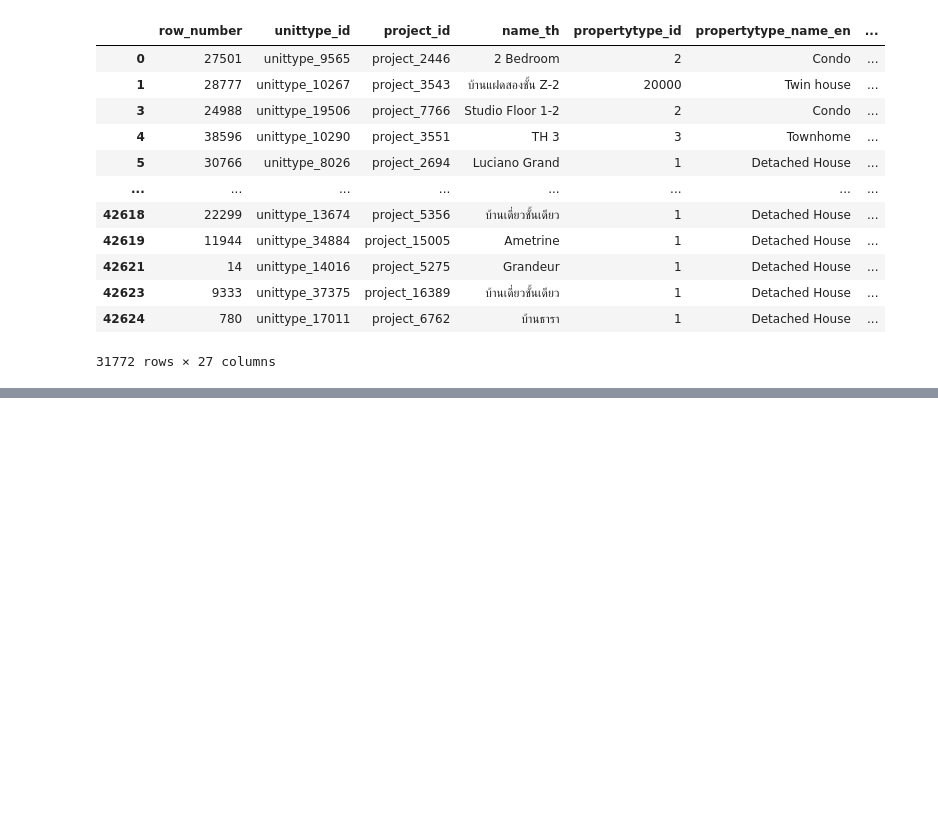
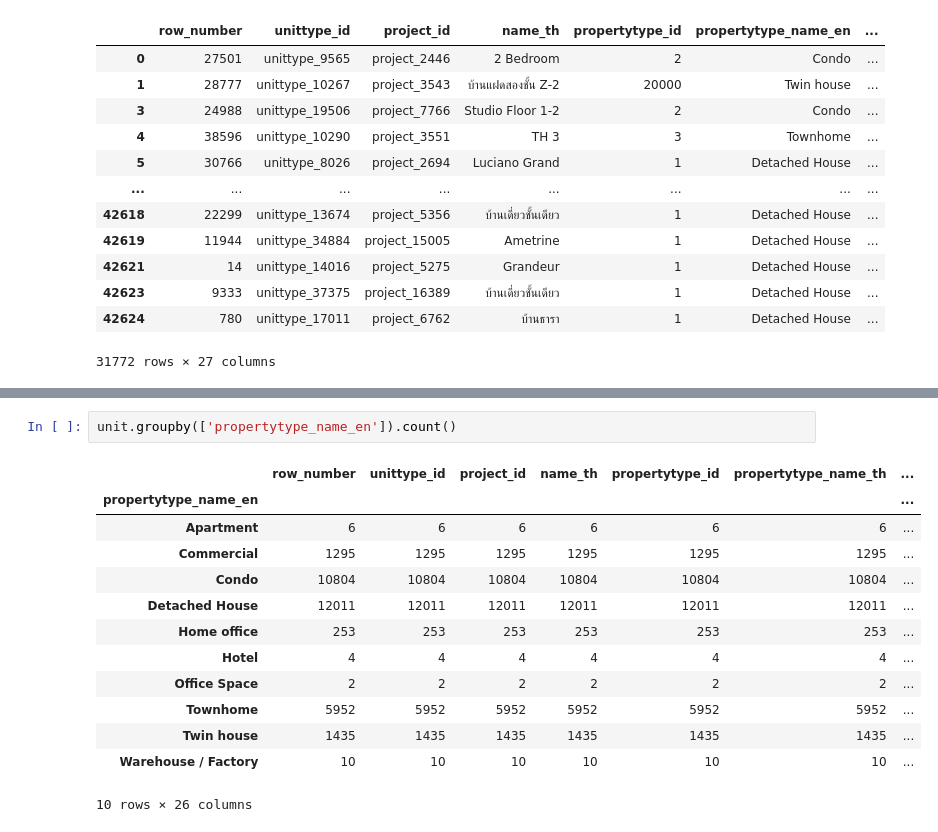
Before and after one commit to supatsara2002/BasicProg_DataViz65, a Jupyter notebook: pandas101.ipynb, the cells around one changed output, grey strips where cells are left out. Drawn from its saved outputs; the diff is of its cells as text; blank space fills up the shorter version.

```diff
--- a/pandas101.ipynb
+++ b/pandas101.ipynb
@@ -303,0 +410,16 @@ unit.fillna(value={'count_room_utility':0,'area_total_min_wa':unit['area_total_m
+# %%
+unit.groupby(['propertytype_name_en']).count()
+# %% [output]
+|  | row_number | unittype_id | project_id | name_th | propertytype_id | propertytype_name_th | ... |
+| propertytype_name_en |  |  |  |  |  |  | ... |
+| Apartment | 6 | 6 | 6 | 6 | 6 | 6 | ... |
+| Commercial | 1295 | 1295 | 1295 | 1295 | 1295 | 1295 | ... |
+| Condo | 10804 | 10804 | 10804 | 10804 | 10804 | 10804 | ... |
+| Detached House | 12011 | 12011 | 12011 | 12011 | 12011 | 12011 | ... |
+| Home office | 253 | 253 | 253 | 253 | 253 | 253 | ... |
+| Hotel | 4 | 4 | 4 | 4 | 4 | 4 | ... |
+| Office Space | 2 | 2 | 2 | 2 | 2 | 2 | ... |
+| Townhome | 5952 | 5952 | 5952 | 5952 | 5952 | 5952 | ... |
+| Twin house | 1435 | 1435 | 1435 | 1435 | 1435 | 1435 | ... |
+| Warehouse / Factory | 10 | 10 | 10 | 10 | 10 | 10 | ... |
+10 rows × 26 columns
```
Also changed, not shown: parts of 10 cells of this notebook.
